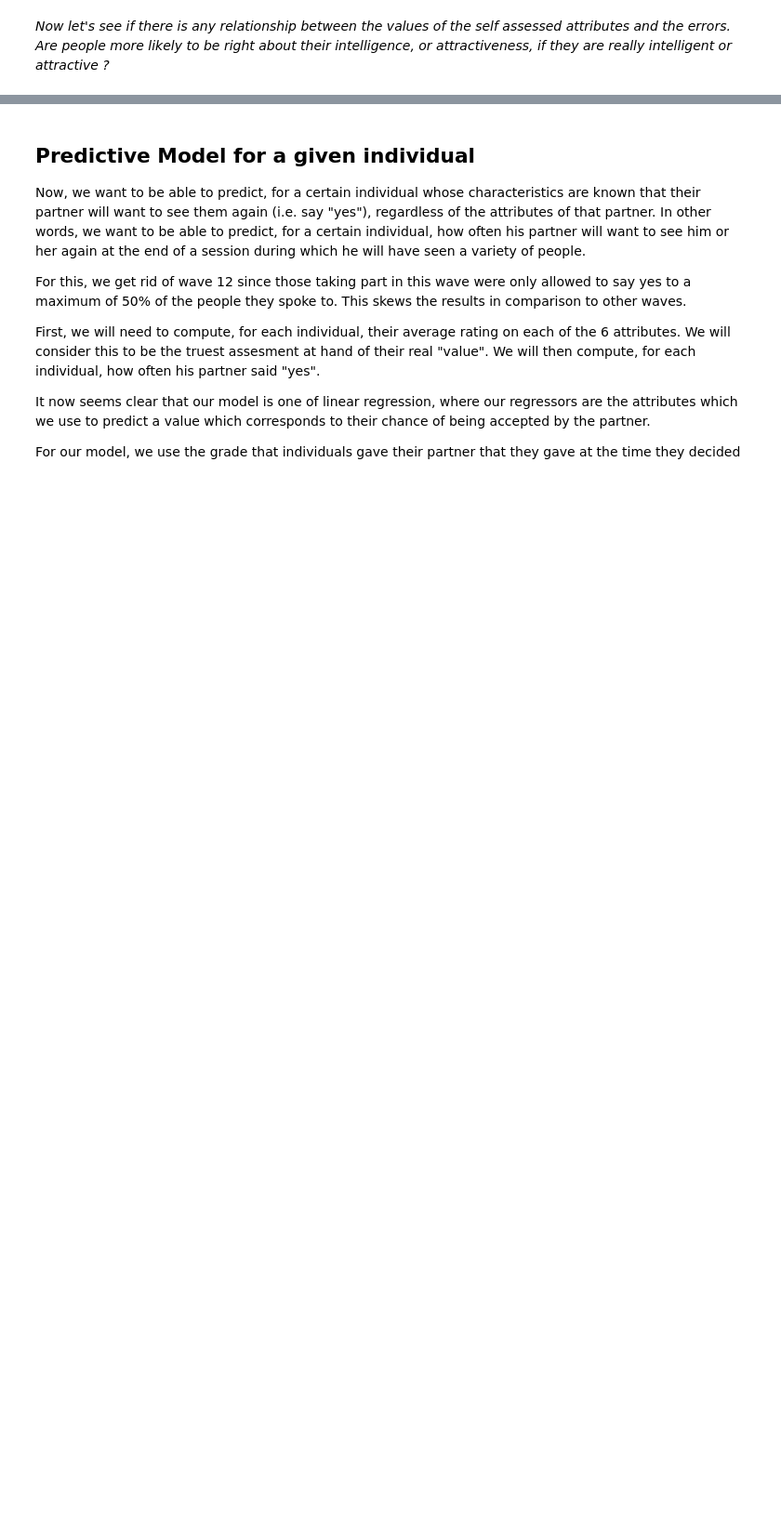
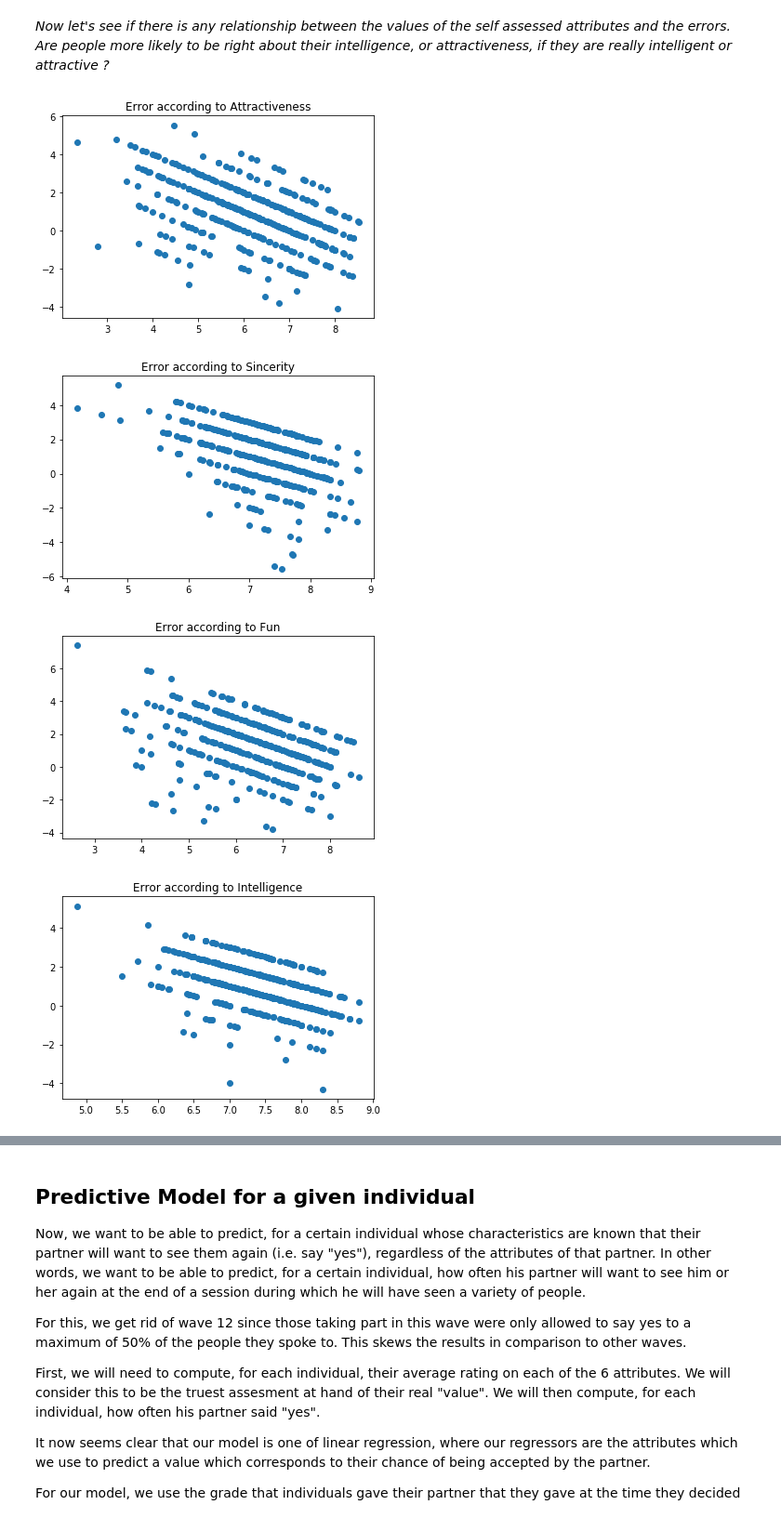
Before and after one commit to alexchouraki/Python-Project, a Jupyter notebook: Python Project.ipynb, the cells around one changed output, grey strips where cells are left out. Shown: that part at 93% size. Saved outputs shown, nothing was run; the diff lists cells and outputs as text; code cells hidden in the pictures; blank space fills up the shorter version.

Commit message:
Add files via upload
finished analysis of distribution for self assessed vs. observed, started analysis of errors

```diff
--- a/Python Project.ipynb
+++ b/Python Project.ipynb
@@ -478,3 +478,29 @@ mpl.show()
 - Ambition : no one is perceived by all his potentials partners as having very high ambition or very low ambition, distribution of observed ambition is pretty concentrated around 6.5. This is interesting because ambition is the only attribute for which the self-assessed value is more related to the actual ambition than the perceived value, because it is a personal drive. So people with very low ambition (resp. very high ambition) seem to come across as more (resp. less) ambitious that they are - maybe because they think this makes them more attractive ? Is it conscious or not ?
 # %% [markdown]
 *Now let's see if there is any relationship between the values of the self assessed attributes and the errors. Are people more likely to be right about their intelligence, or attractiveness, if they are really intelligent or attractive ?*
+# %%
+%matplotlib inline
+mpl.scatter(sddSA['attr_o'], sddSA['err_attr'])
+mpl.title("Error according to Attractiveness")
+mpl.show()
+
+mpl.scatter(sddSA['sinc_o'], sddSA['err_sinc'])
+mpl.title("Error according to Sincerity")
+mpl.show()
+
+mpl.scatter(sddSA['fun_o'], sddSA['err_fun'])
+mpl.title("Error according to Fun")
+mpl.show()
+
+mpl.scatter(sddSA['intel_o'], sddSA['err_intel'])
+mpl.title("Error according to Intelligence")
+mpl.show()
+
+mpl.scatter(sddSA['amb_o'], sddSA['err_amb'])
+mpl.title("Error according to Ambition")
+mpl.show()
+# %% [output]
+[figure, added]
+[figure, added]
+[figure, added]
+[figure, added]
```
Also changed, not shown: parts of 2 cells of this notebook.
